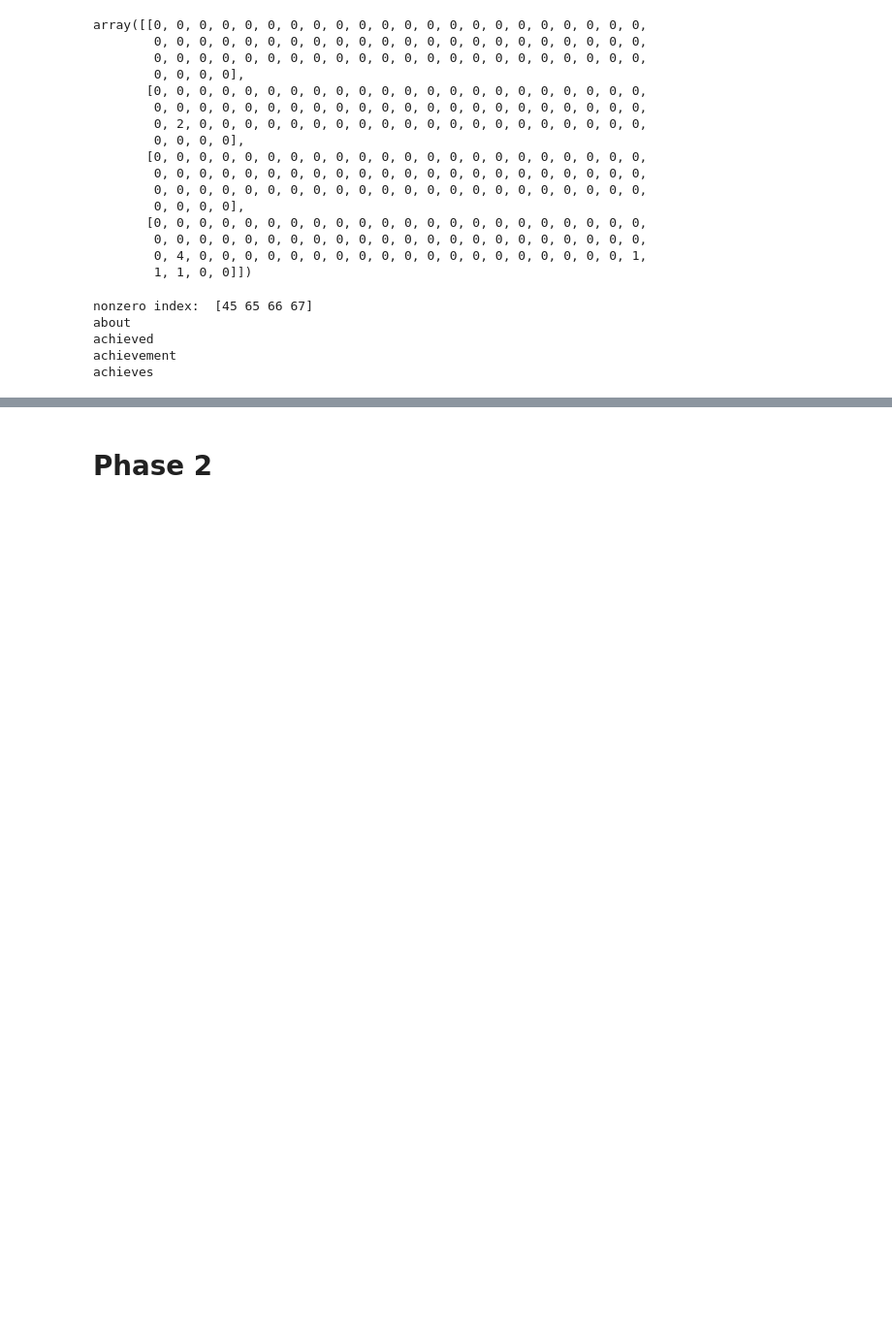
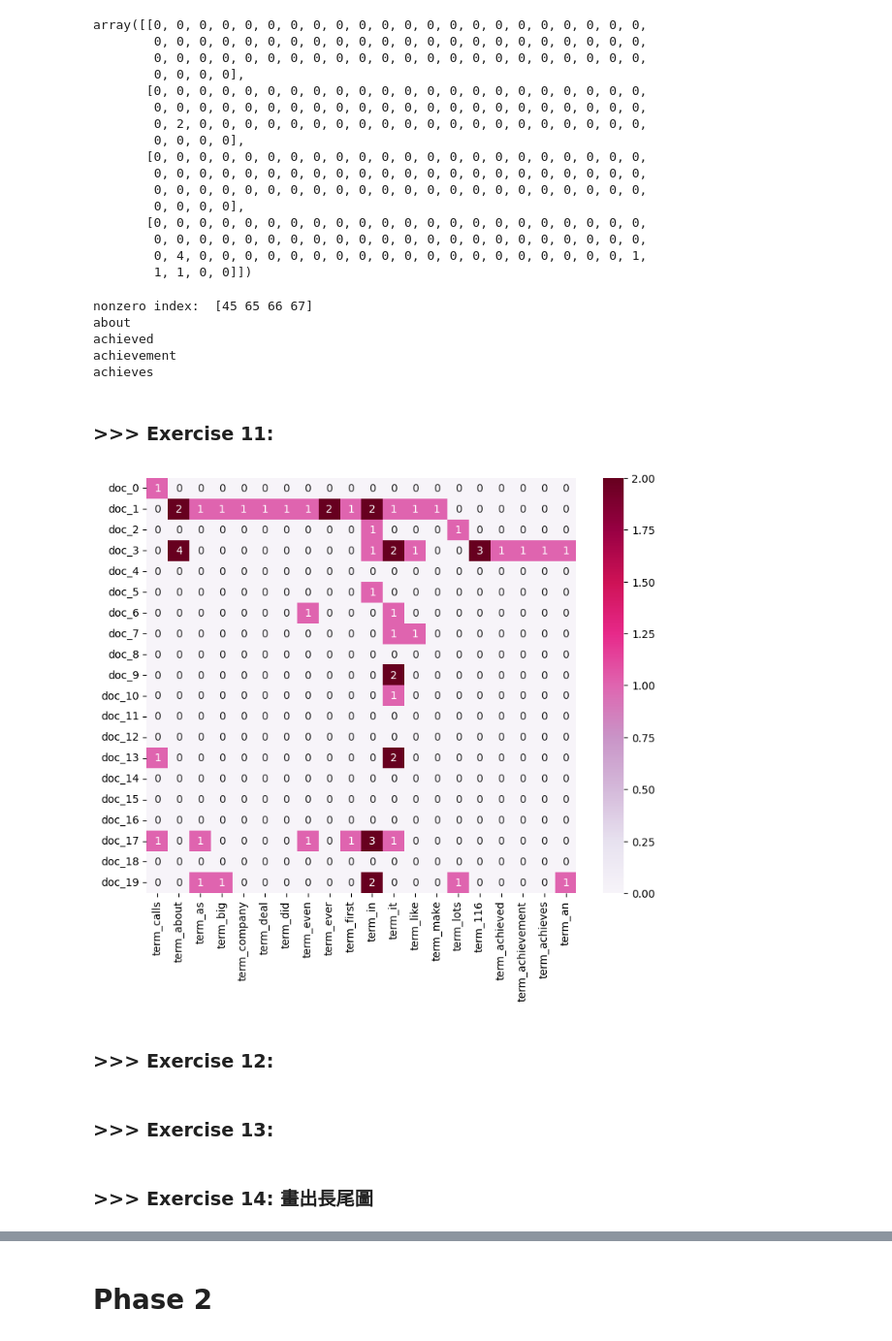
Before and after one commit to huayu1115/DM2025-Lab1-Exercise, a Jupyter notebook: DM2025-Lab1-Homework.ipynb, the cells around one changed output, grey strips where cells are left out. Shown: that part at 97% size. Cells and saved outputs as stored; diff of their text form; code cells hidden in the pictures; blank space fills up the shorter version.

```diff
--- a/DM2025-Lab1-Homework.ipynb
+++ b/DM2025-Lab1-Homework.ipynb
@@ -266,3 +269,32 @@ about
 achieved
 achievement
 achieves
+# %% [markdown]
+### **>>> Exercise 11:**
+# %%
+# 第四筆資料有多個非零值，找出它們
+arr = df_counts[0:20, 0:2500].toarray()
+row_idx, col_idx = np.where(arr > 0)
+
+# 移除重複並保留順序，用 dict.fromkeys()
+unique_col_idx = list(dict.fromkeys(col_idx))
+
+# 保留前 20 個
+unique_col_idx = unique_col_idx[:20]
+
+# first twenty features only
+plot_x = ["term_"+str(i) for i in count_vect.get_feature_names_out()[list(unique_col_idx)]]
+# obtain document index
+plot_y = ["doc_"+ str(i) for i in list(df.index)[0:20]]
+
+plot_z = df_counts[0:20, list(unique_col_idx)].toarray()
+
+df_todraw = pd.DataFrame(plot_z, columns = plot_x, index = plot_y)
+plt.subplots(figsize=(9, 7))
+ax = sns.heatmap(df_todraw,
+                 cmap="PuRd",
+                 vmin=0, vmax=2, annot=True)
+# %% [output]
+[figure, added]
+# %% [markdown]
+### **>>> Exercise 12:**
@@ -268,0 +314,2 @@ achieves
+# %% [markdown]
+### **>>> Exercise 13:**
@@ -268,0 +331,2 @@ achieves
+# %% [markdown]
+### **>>> Exercise 14:**  畫出長尾圖
```
Also changed, not shown: parts of 9 cells of this notebook, 1 other file.
